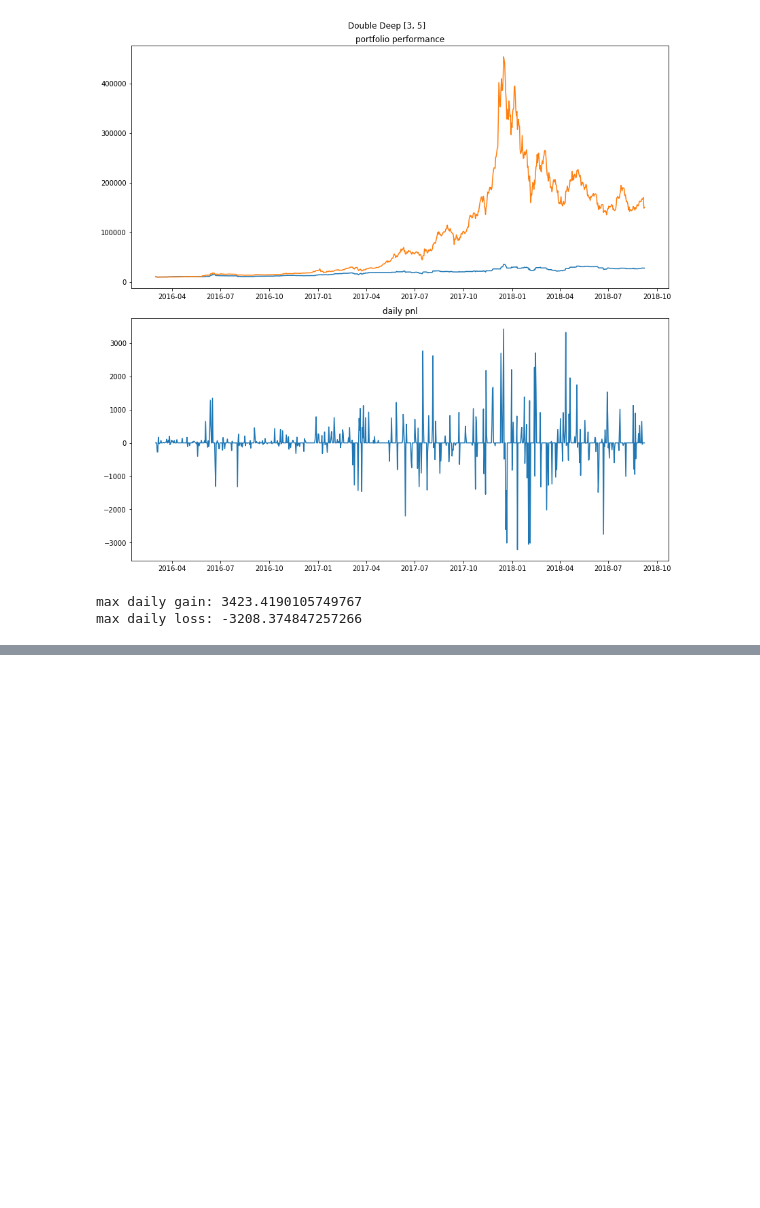
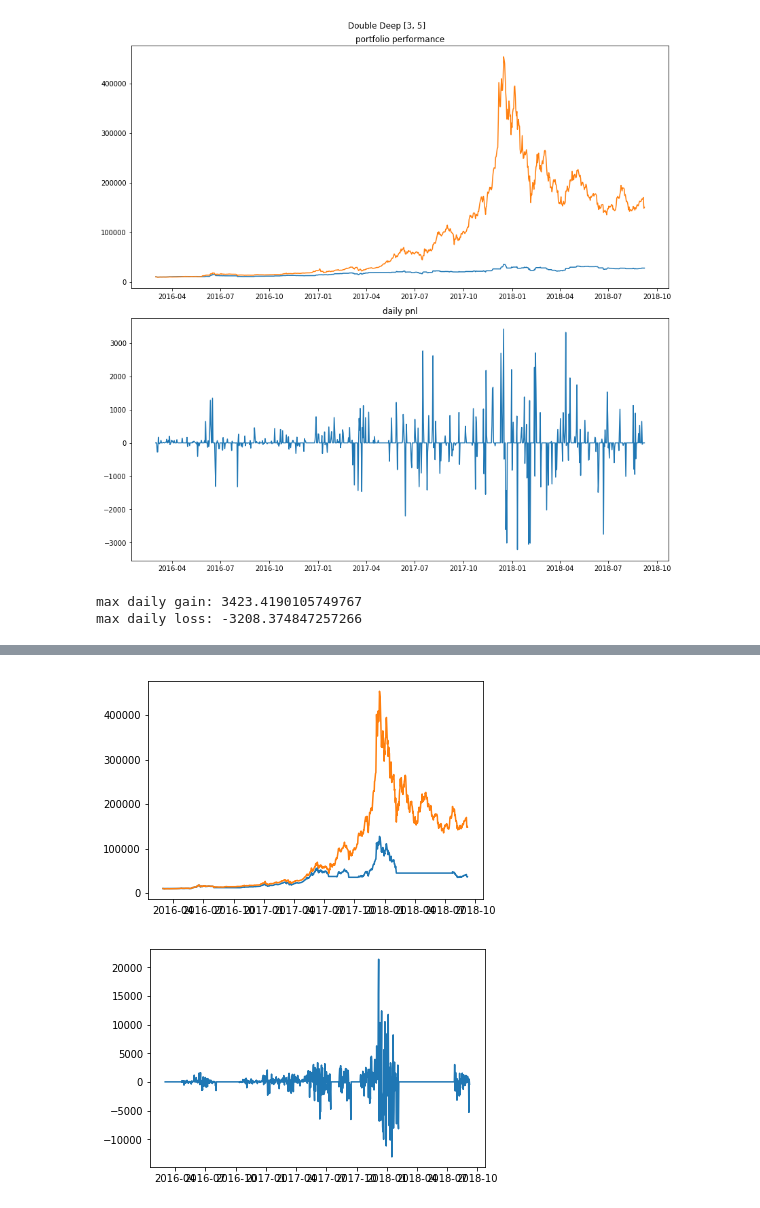
Before and after one commit to MasslessAI/crypto_index, a Jupyter notebook: notebooks/portfolio_strategy_performance_tracking-Data-Base-Data.ipynb, the cells around one changed output, grey strips where cells are left out. Drawn from its saved outputs; the diff is of its cells as text; code cells hidden in the pictures; blank space fills up the shorter version.

```diff
--- a/notebooks/portfolio_strategy_performance_tracking-Data-Base-Data.ipynb
+++ b/notebooks/portfolio_strategy_performance_tracking-Data-Base-Data.ipynb
@@ -176,0 +215,12 @@ max daily loss: -3208.374847257266
+# %%
+import cqt.strats.StrategyRSI as stg_rsi
+
+# RSI Strategy
+rsi_rule = {'method' : 'RSI'}
+strats = stg_rsi.StrategyRSI(model_btc_eth, ini_pfo, rsi_rule)
+start_date_str = '2016-03-01'
+start_date = datetime.strptime(start_date_str, '%Y-%m-%d')
+report = strats.back_testing(start_date)
+# %% [output]
+[figure, added]
+[figure, added]
```
Also changed, not shown: parts of 11 cells of this notebook, 3 other files.
